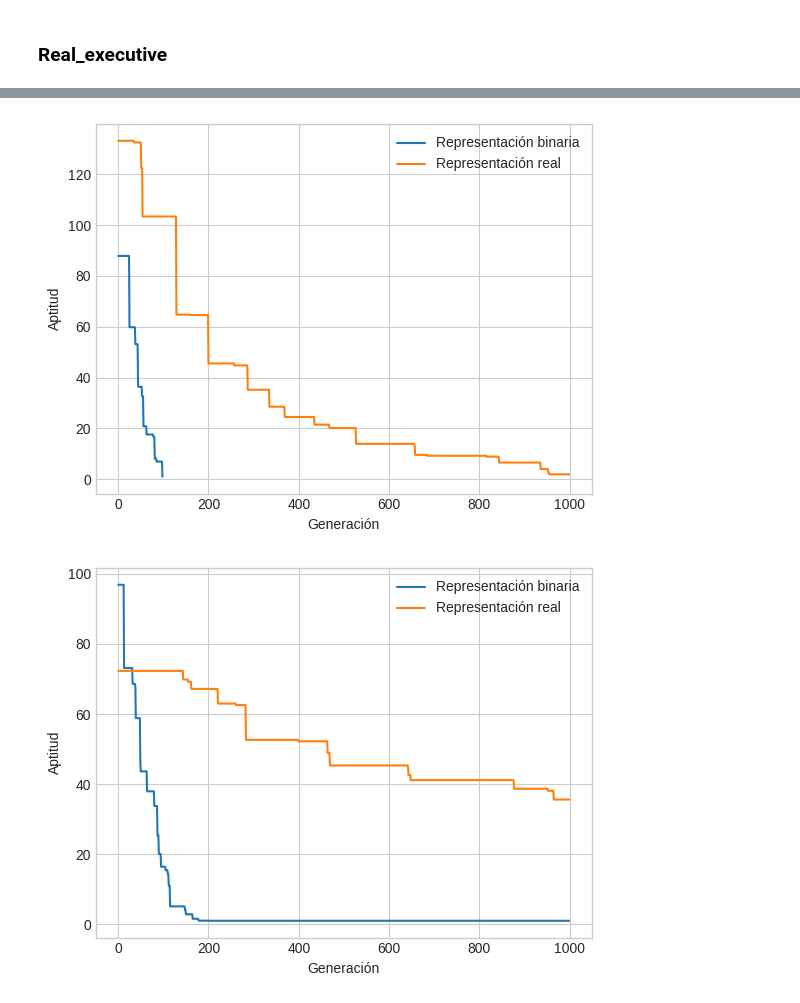
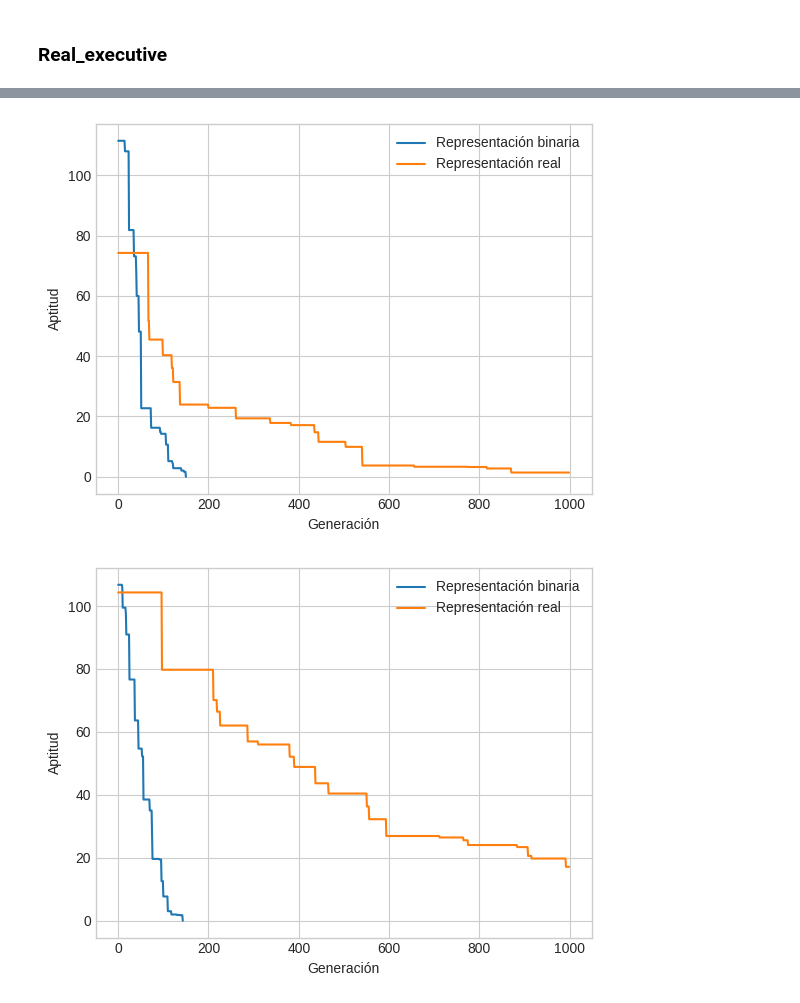
Before and after one commit to JHermosillaD/evolutionary_computation, a Jupyter notebook: JesusT3Codigo.ipynb, the cells around one changed output, grey strips where cells are left out. Saved outputs shown, nothing was run; the diff lists cells and outputs as text; code cells hidden in the pictures.

```diff
--- a/JesusT3Codigo.ipynb
+++ b/JesusT3Codigo.ipynb
@@ -381,11 +382,10 @@ bbest_appt_2, avg_appt_2 = executeBinaryRepresentation(2)
 # %% [markdown]
 ### Real_executive
 # %%
-def executeRealRepresentation(c):
+def executeRealRepresentation(c, printScore):
     bestApptitude = []
     averageApptitude = []
     best_solution = 0
-    flag = False
     population, apptitudes = generatePopulation(ppl_size,case=c,isBin=False)
     evals = 0
     gens = 0
@@ -436,7 +436,8 @@ def executeRealRepresentation(c):
         averageApptitude.append(average_fit)
         if (evals % ppl_size == 0):
             gens += 1
-            print(population[apptitudes[0][0]], "f(x)", apptitudes[0][1], "Gen", gens)
+            if (printScore == True):
+                print(population[apptitudes[0][0]], "f(x)", apptitudes[0][1], "Gen", gens)
         if (apptitudes[0][1] < uncertainty):
             break
     return bestApptitude, averageApptitude
@@ -482,0 +546,29 @@ bbest_appt_4, avg_appt_4 = executeRealRepresentation(2)
+# %%
+history_2R_np = np.array(history_2R)
+max_2R = np.max(history_2R_np, axis=0)[1]
+min_2R = np.min(history_2R_np, axis=0)[1]
+
+best_2R = history_2R_np[np.where(history_2R_np[:,1] == min_2R)]
+worst2R = history_2R_np[np.where(history_2R_np[:,1] == max_2R)]
+mean_2R = np.mean(history_2R_np[:,1])
+median2R = np.median(history_2R_np[:,1])
+std_2R = np.std(history_2R_np[:,1])
+
+history_2B_np = np.array(history_2B)
+max_2B = np.max(history_2B_np, axis=0)[1]
+min_2B = np.min(history_2B_np, axis=0)[1]
+
+best_2B = history_2B_np[np.where(history_2B_np[:,1] == min_2B)]
+worst2B = history_2B_np[np.where(history_2B_np[:,1] == max_2B)]
+mean_2B = np.mean(history_2B_np[:,1])
+median2B = np.median(history_2B_np[:,1])
+std_2B = np.std(history_2B_np[:,1])
+
+problem_2 = {'Binary': pd.Series([best_2B[0,1], worst2B[0,1], mean_2B, median2B, std_2B],
+                      index=['best', 'worst', 'mean', 'median', 'sdt']),
+            'Real': pd.Series([best_2R[0,1], worst2R[0,1], mean_2R, median2R, std_2R],
+                      index=['best', 'worst', 'mean', 'median', 'sdt'])}
+
+problem_2_df = pd.DataFrame(problem_2)
+print("Problem 2")
+print(problem_2_df)
@@ -483,26 +583,20 @@ bbest_appt_4, avg_appt_4 = executeRealRepresentation(2)
 # %%
-plt.plot(bbest_appt_1, label='Representación binaria')
-#plt.plot(avg_appt_1, label='Aptitud promedio')
-
-plt.plot(bbest_appt_3, label='Representación real')
-#plt.plot(avg_appt_3, label='Aptitud promedio')
+plt.plot(record_1B[int(best_1B[0,0])], label='Representación binaria')
+plt.plot(record_1R[int(best_1R[0,0])], label='Representación real')
 
 plt.xlabel("Generación")
 plt.ylabel("Aptitud")
 plt.legend()
 plt.show()
 # %% [output]
-[figure, old version]
+[figure, new version]
 # %%
-plt.plot(bbest_appt_2, label='Representación binaria')
-#plt.plot(avg_appt_2, label='Aptitud promedio')
-
-plt.plot(bbest_appt_4, label='Representación real')
-#plt.plot(avg_appt_4, label='Aptitud promedio')
+plt.plot(record_2B[int(best_2B[0,0])], label='Representación binaria')
+plt.plot(record_2R[int(best_2R[0,0])], label='Representación real')
 
 plt.xlabel("Generación")
 plt.ylabel("Aptitud")
 plt.legend()
 plt.show()
 # %% [output]
-[figure, old version]
+[figure, new version]
```
Also changed, not shown: parts of 9 cells of this notebook.
